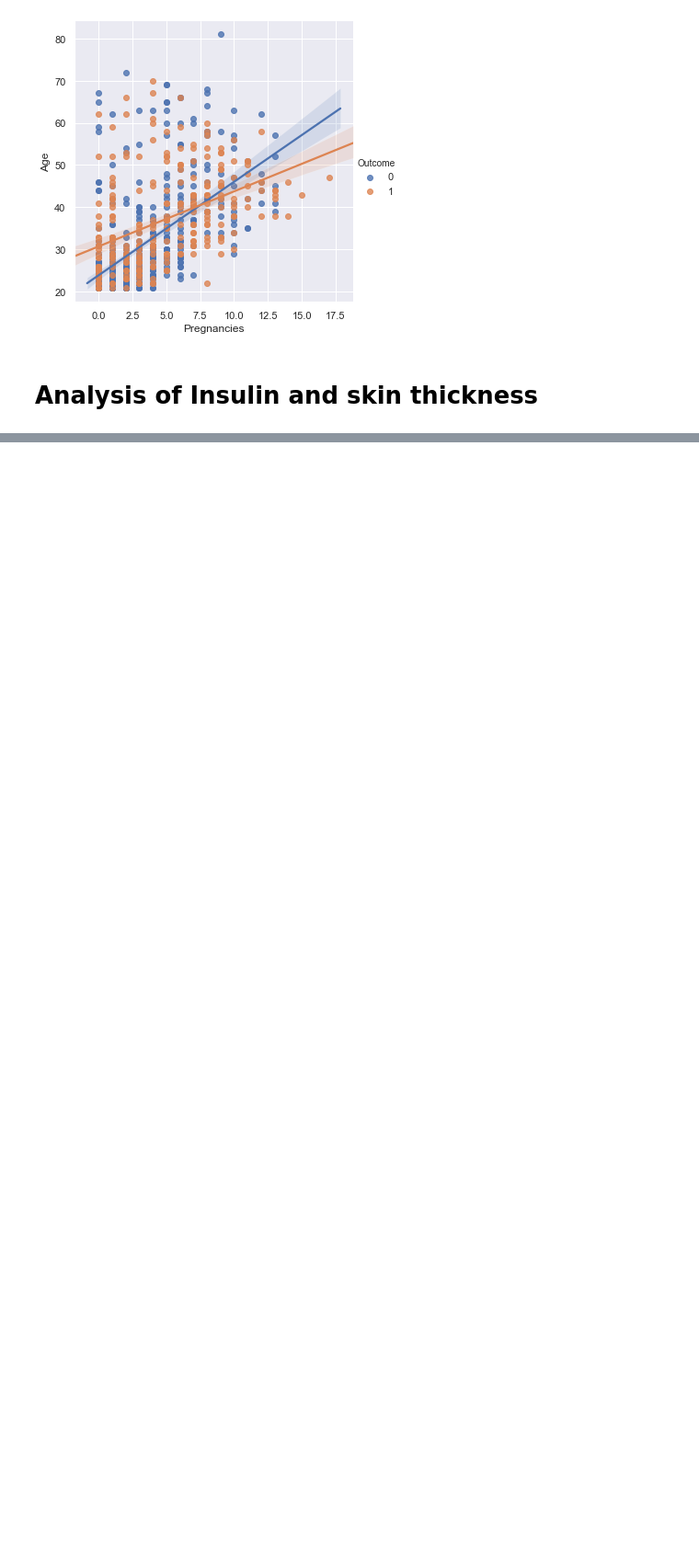
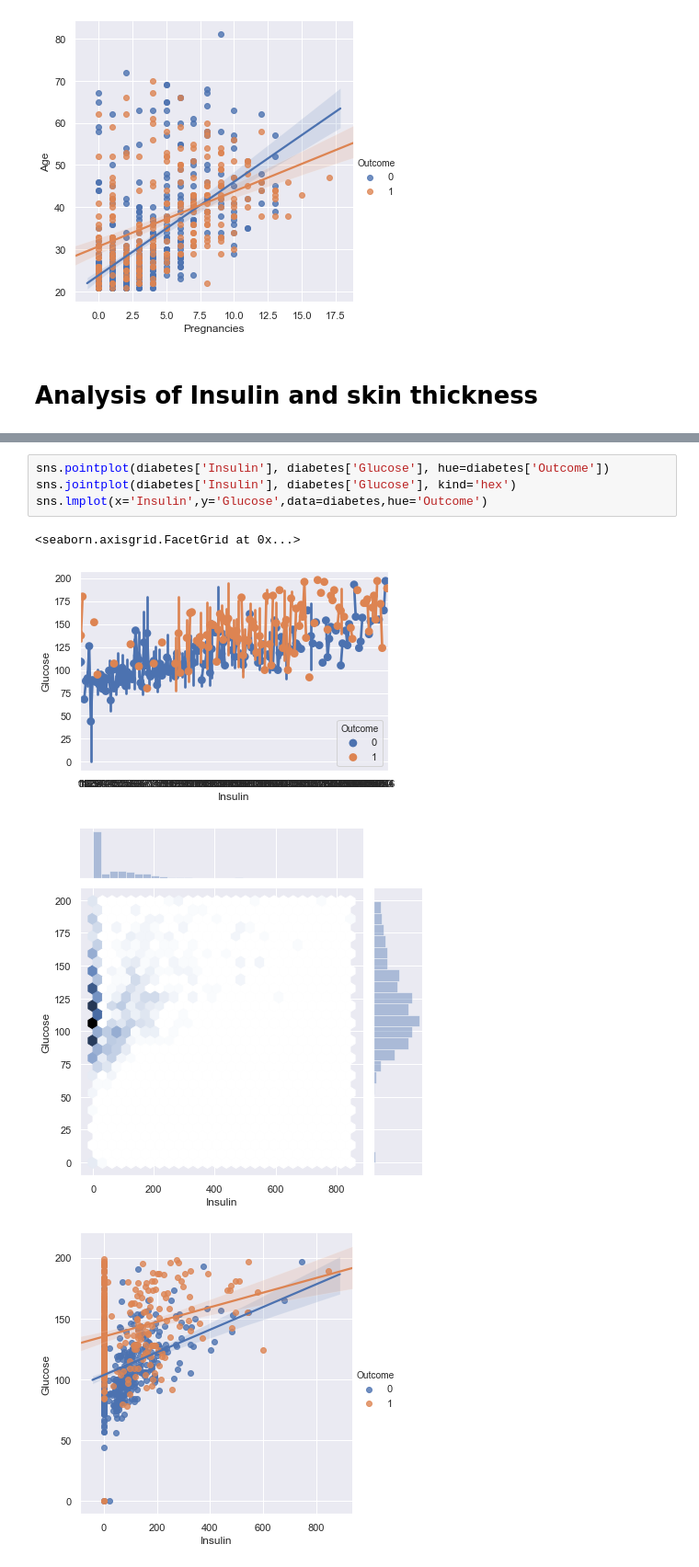
Before and after one commit to evabanegacom/Exploratory-analysis, a Jupyter notebook: Exploratory Analysis.ipynb, the cells around one changed output, grey strips where cells are left out. Shown at 92% size. Saved outputs shown, nothing was run; the diff lists cells and outputs as text; blank space fills up the shorter version.

```diff
--- a/Exploratory Analysis.ipynb
+++ b/Exploratory Analysis.ipynb
@@ -483,0 +491,9 @@ sns.lmplot(x='Insulin',y='SkinThickness',data=diabetes,hue='Outcome')
+# %%
+sns.pointplot(diabetes['Insulin'], diabetes['Glucose'], hue=diabetes['Outcome'])
+sns.jointplot(diabetes['Insulin'], diabetes['Glucose'], kind='hex')
+sns.lmplot(x='Insulin',y='Glucose',data=diabetes,hue='Outcome')
+# %% [output]
+<seaborn.axisgrid.FacetGrid at 0x...>
+[figure, added]
+[figure, added]
+[figure, added]
```
Also changed, not shown: parts of 7 cells of this notebook.
